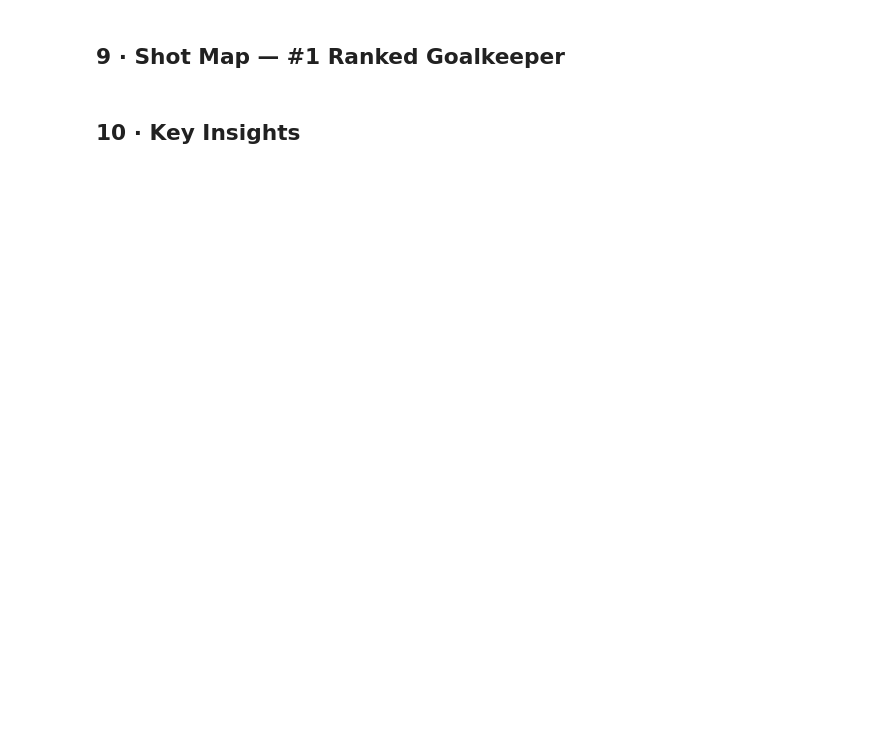
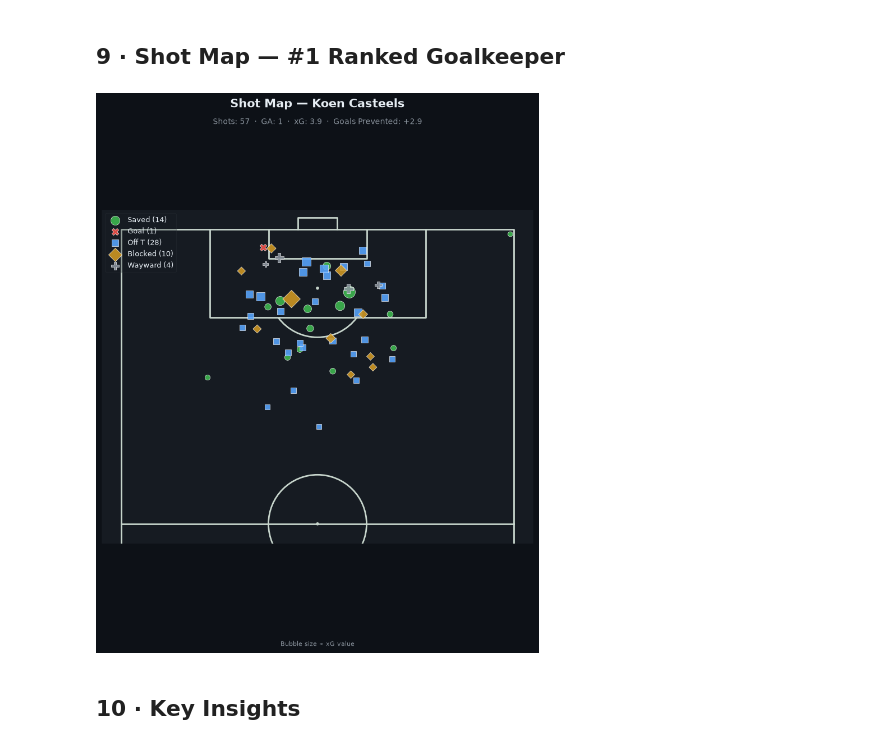
Before and after one commit to prashanth7-creator/Gk-analysis, a Jupyter notebook: notebooks/Euro2024_GK_Analysis.ipynb, the cells around one changed output. Saved outputs shown, nothing was run; the diff lists cells and outputs as text; code cells hidden in the pictures; blank space fills up the shorter version.

```diff
--- a/notebooks/Euro2024_GK_Analysis.ipynb
+++ b/notebooks/Euro2024_GK_Analysis.ipynb
@@ -538,7 +621,7 @@ top_gk = gk_r.iloc[0]['gk_name']
 gk_shots_map = shots[shots['gk_name'] == top_gk].copy()
 
 pitch = VerticalPitch(pitch_type='statsbomb', pitch_color=PITCH,
-                      line_color='#c7d5cc', half=True, goal_type='box')
+                      line_color='#999999', half=True, goal_type='box')
 fig, ax = pitch.draw(figsize=(8, 10))
 fig.patch.set_facecolor(BG)
 
@@ -547,34 +630,36 @@ outcome_style = {
     'Goal':    (RED,    'X'),
     'Off T':   (BLUE,   's'),
     'Blocked': (YELLOW, 'D'),
     'Post':    ('#ff9500', '^'),
     'Wayward': ('#8b949e', 'P'),
 }
 for outcome, (color, marker) in outcome_style.items():
     mask = gk_shots_map['outcome'] == outcome
     if mask.sum() == 0:
         continue
     pitch.scatter(
         gk_shots_map.loc[mask, 'shot_x'],
         gk_shots_map.loc[mask, 'shot_y'],
         s=gk_shots_map.loc[mask, 'xg'] * 600 + 40,
         c=color, marker=marker, alpha=0.88,
         edgecolors='white', linewidths=0.5,
         label=f'{outcome} ({mask.sum()})', ax=ax
     )
 
 total, ga, xg_tot = len(gk_shots_map), (gk_shots_map['outcome']=='Goal').sum(), gk_shots_map['xg'].sum()
 prev = xg_tot - ga
 
 fig.text(0.5, 0.98, f'Shot Map — {top_gk}', ha='center', fontsize=15, fontweight='bold', color=WHITE)
 fig.text(0.5, 0.95,
          f'Shots: {total}  ·  GA: {ga}  ·  xG: {xg_tot:.1f}  ·  Goals Prevented: {prev:+.1f}',
          ha='center', fontsize=10, color='#8b949e')
 fig.text(0.5, 0.02, 'Bubble size ∝ xG value', ha='center', fontsize=8, color='#8b949e')
 ax.legend(loc='upper left', framealpha=0.28, labelcolor=WHITE,
-          facecolor='#161b22', edgecolor='#30363d', fontsize=9)
+          facecolor='white', edgecolor='#cccccc', fontsize=9)
 plt.savefig(f'shot_map_{top_gk.replace(" ", "_")}.png', dpi=150, bbox_inches='tight')
 plt.show()
+# %% [output]
+[figure, added]
 # %% [markdown]
 ## 10 · Key Insights
 # %%
```
Also changed, not shown: parts of 24 cells of this notebook, 20 other files.
